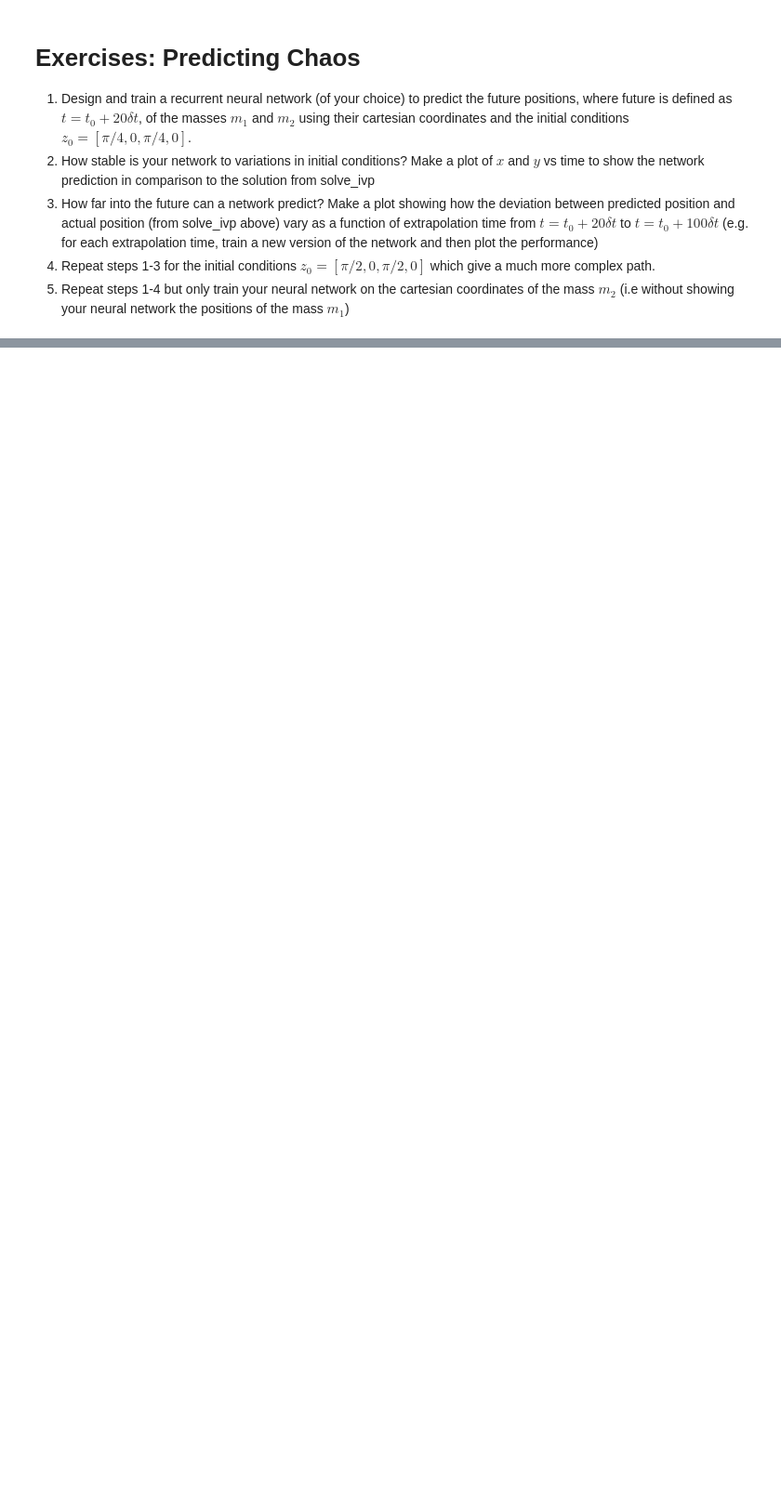
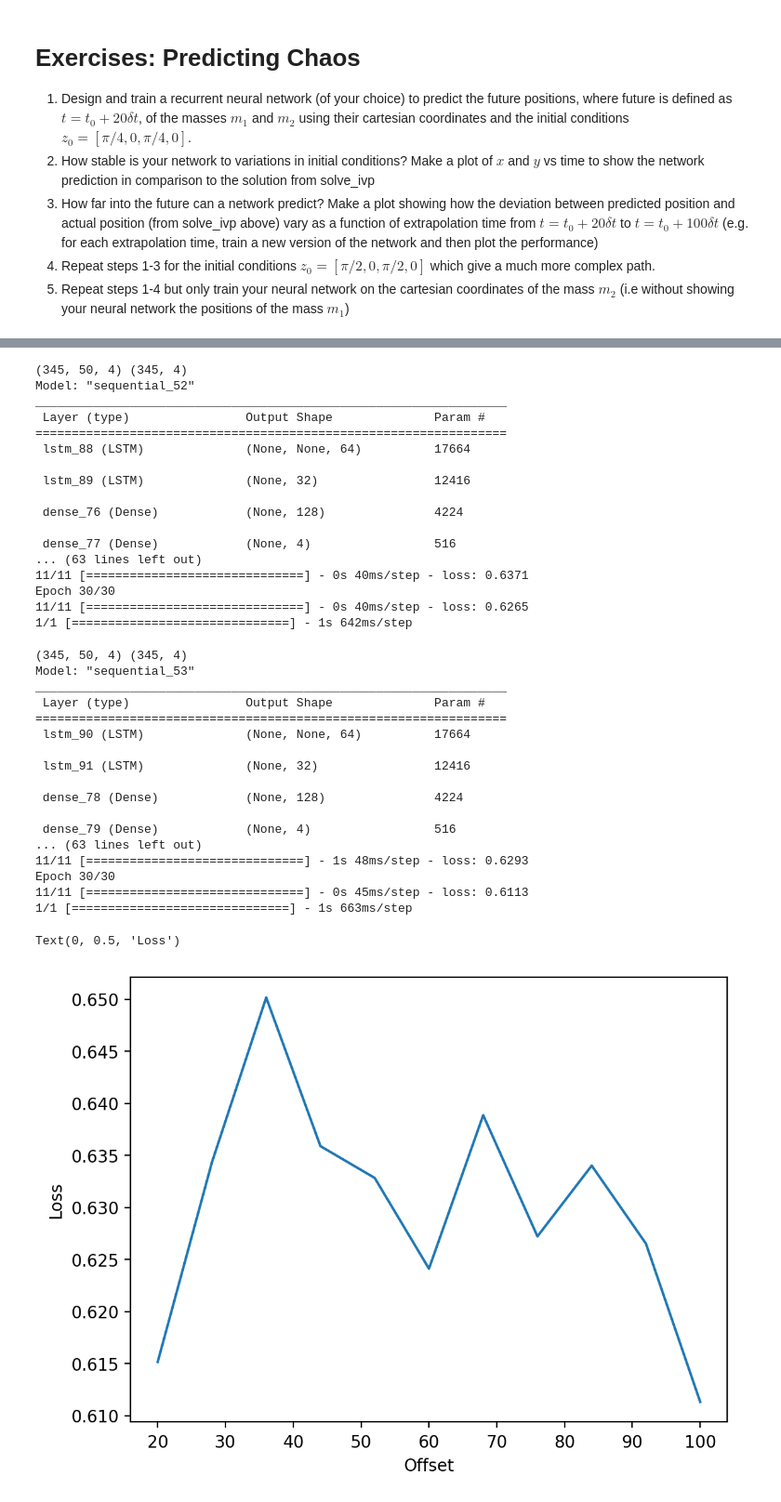
Before and after one commit to rhtweedie/ml_assignments, a Jupyter notebook: assignments/Week6_DoublePendulum.ipynb, the cells around one changed output, grey strips where cells are left out. Shown at 93% size. Drawn from its saved outputs; the diff is of its cells as text; code cells hidden in the pictures; blank space fills up the shorter version.

```diff
--- a/assignments/Week6_DoublePendulum.ipynb
+++ b/assignments/Week6_DoublePendulum.ipynb
@@ -183,0 +258,18 @@ _________________________________________________________________
+# %%
+offsets = np.linspace(20,100,11)
+windowSize = 50
+costs = np.zeros(len(offsets))
+
+for i in tqdm(range(len(offsets))):
+    model, x1Input, x2Input, y1Input, y2Input, input_test, target_test, cost = train_model(windowSize, offsets[i].astype(int))
+    test_predict = model.predict(input_test)
+    predicted_x1 = test_predict[:,0]
+    predicted_x2 = test_predict[:,1]
+    predicted_y1 = test_predict[:,2]
+    predicted_y2 = test_predict[:,3]
+    costs[i] = cost
+
+fig, ax = plt.subplots()
+ax.plot(offsets, costs)
+ax.set_xlabel("Offset")
+ax.set_ylabel("Loss")
@@ -183,0 +303,19 @@ _________________________________________________________________
+# %%
+offsets = np.linspace(20,100,11)
+windowSize = 50
+costs = np.zeros(len(offsets))
+
+for i in tqdm(range(len(offsets))):
+    model, x1Input, x2Input, y1Input, y2Input, input_test, target_test, cost = train_model(windowSize, offsets[i].astype(int))
+    test_predict = model.predict(input_test)
+    predicted_x1 = test_predict[:,0]
+    predicted_x2 = test_predict[:,1]
+    predicted_y1 = test_predict[:,2]
+    predicted_y2 = test_predict[:,3]
+    costs[i] = cost
+
+fig, ax = plt.subplots()
+ax.plot(offsets, costs)
+ax.set_xlabel("Offset")
+ax.set_ylabel("Loss")
+# %% [output]
@@ -183,0 +475,36 @@ _________________________________________________________________
+(345, 50, 4) (345, 4)
+Model: "sequential_52"
+_________________________________________________________________
+ Layer (type)                Output Shape              Param #
+=================================================================
+ lstm_88 (LSTM)              (None, None, 64)          17664
+
+ lstm_89 (LSTM)              (None, 32)                12416
+
+ dense_76 (Dense)            (None, 128)               4224
+
+ dense_77 (Dense)            (None, 4)                 516
+... (63 lines left out)
+11/11 [==============================] - 0s 40ms/step - loss: 0.6371
+Epoch 30/30
+11/11 [==============================] - 0s 40ms/step - loss: 0.6265
+1/1 [==============================] - 1s 642ms/step
+(345, 50, 4) (345, 4)
+Model: "sequential_53"
+_________________________________________________________________
+ Layer (type)                Output Shape              Param #
+=================================================================
+ lstm_90 (LSTM)              (None, None, 64)          17664
+
+ lstm_91 (LSTM)              (None, 32)                12416
+
+ dense_78 (Dense)            (None, 128)               4224
+
+ dense_79 (Dense)            (None, 4)                 516
+... (63 lines left out)
+11/11 [==============================] - 1s 48ms/step - loss: 0.6293
+Epoch 30/30
+11/11 [==============================] - 0s 45ms/step - loss: 0.6113
+1/1 [==============================] - 1s 663ms/step
+Text(0, 0.5, 'Loss')
+[figure, added]
```
Also changed, not shown: parts of 18 cells of this notebook.
